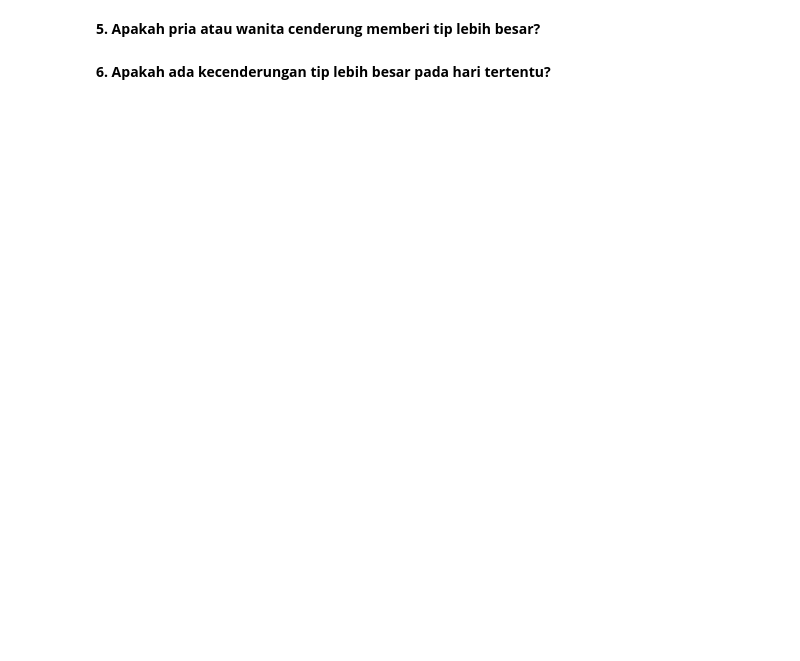
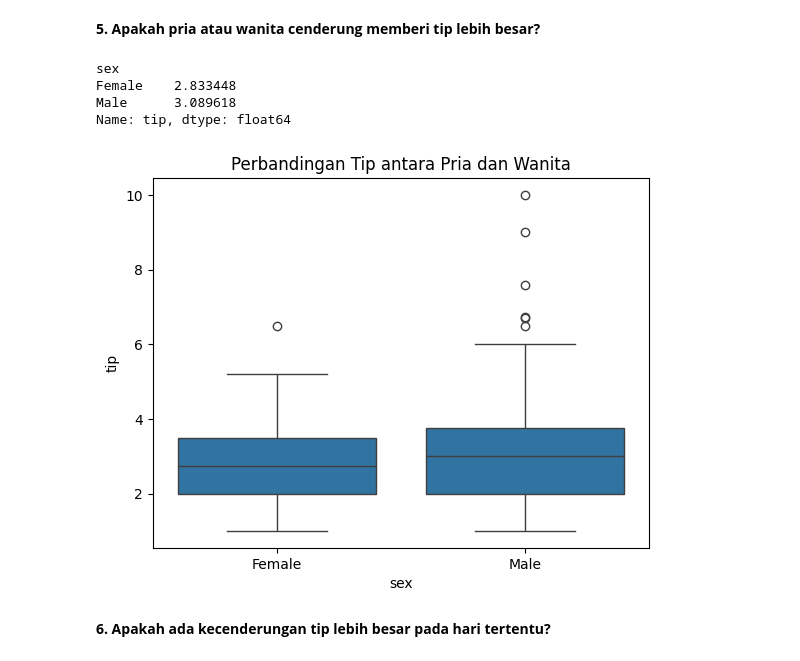
Before and after one commit to robet31/RAPIGANTENG, a Jupyter notebook: Tugas_2-EDA-DataMining.ipynb, the cells around one changed output. Cells and saved outputs as stored; diff of their text form; code cells hidden in the pictures; blank space fills up the shorter version.

```diff
--- a/Tugas_2-EDA-DataMining.ipynb
+++ b/Tugas_2-EDA-DataMining.ipynb
@@ -48,4 +112,18 @@ dtype: object
 # %% [markdown]
 **5. Apakah pria atau wanita cenderung memberi tip lebih besar?**
+# %%
+# Rata-rata tip berdasarkan jenis kelamin
+print(df.groupby('sex')['tip'].mean())
+
+# Visualisasi
+sns.boxplot(x='sex', y='tip', data=df)
+plt.title('Perbandingan Tip antara Pria dan Wanita')
+plt.show()
+# %% [output]
+sex
+Female    2.833448
+Male      3.089618
+Name: tip, dtype: float64
+[figure, added]
 # %% [markdown]
 **6. Apakah ada kecenderungan tip lebih besar pada hari tertentu?**
```
Also changed, not shown: parts of 7 cells of this notebook.
